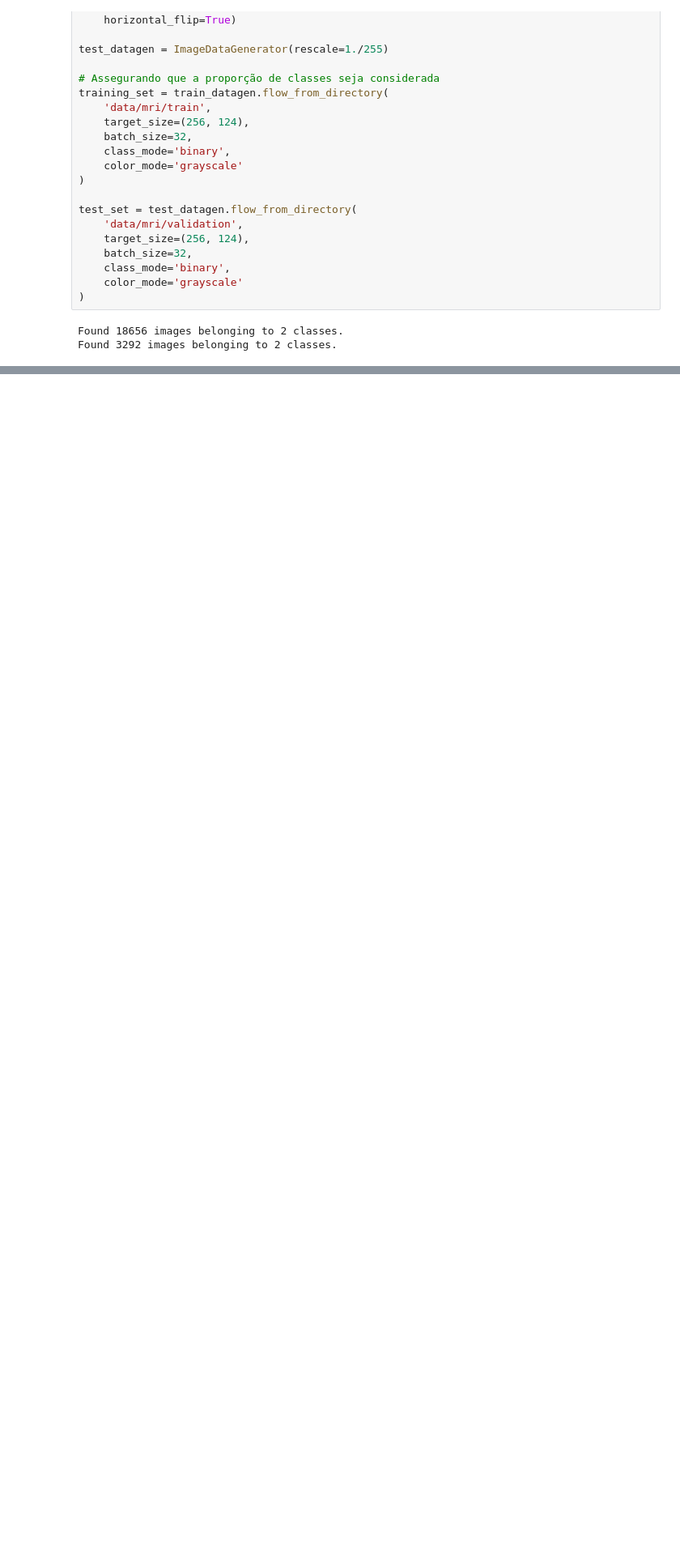
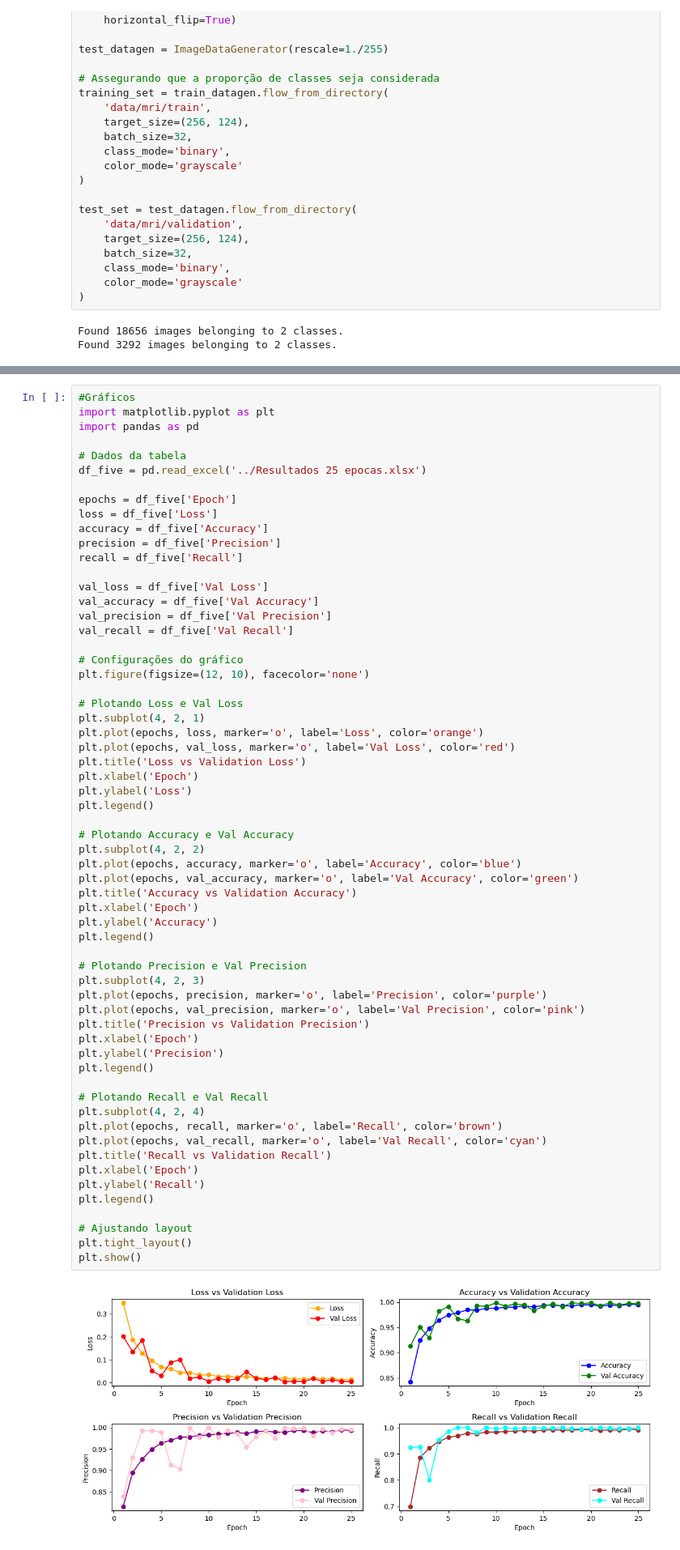
Before and after one commit to wesleymarchi/alzheimer, a Jupyter notebook: sample.ipynb, the cells around one changed output, grey strips where cells are left out. Shown at 81% size. Drawn from its saved outputs; the diff is of its cells as text; blank space fills up the shorter version.

Commit message:
feat: charts

```diff
--- a/sample.ipynb
+++ b/sample.ipynb
@@ -113,0 +121,63 @@ Alzheimer
+# %%
+#Gráficos
+import matplotlib.pyplot as plt
+import pandas as pd
+
+# Dados da tabela
+df_five = pd.read_excel('../Resultados 25 epocas.xlsx')
+
+epochs = df_five['Epoch']
+loss = df_five['Loss']
+accuracy = df_five['Accuracy']
+precision = df_five['Precision']
+recall = df_five['Recall']
+
+val_loss = df_five['Val Loss']
+val_accuracy = df_five['Val Accuracy']
+val_precision = df_five['Val Precision']
+val_recall = df_five['Val Recall']
+
+# Configurações do gráfico
+plt.figure(figsize=(12, 10), facecolor='none')
+
+# Plotando Loss e Val Loss
+plt.subplot(4, 2, 1)
+plt.plot(epochs, loss, marker='o', label='Loss', color='orange')
+plt.plot(epochs, val_loss, marker='o', label='Val Loss', color='red')
+plt.title('Loss vs Validation Loss')
+plt.xlabel('Epoch')
+plt.ylabel('Loss')
+plt.legend()
+
+# Plotando Accuracy e Val Accuracy
+plt.subplot(4, 2, 2)
+plt.plot(epochs, accuracy, marker='o', label='Accuracy', color='blue')
+plt.plot(epochs, val_accuracy, marker='o', label='Val Accuracy', color='green')
+plt.title('Accuracy vs Validation Accuracy')
+plt.xlabel('Epoch')
+plt.ylabel('Accuracy')
+plt.legend()
+
+# Plotando Precision e Val Precision
+plt.subplot(4, 2, 3)
+plt.plot(epochs, precision, marker='o', label='Precision', color='purple')
+plt.plot(epochs, val_precision, marker='o', label='Val Precision', color='pink')
+plt.title('Precision vs Validation Precision')
+plt.xlabel('Epoch')
+plt.ylabel('Precision')
+plt.legend()
+
+# Plotando Recall e Val Recall
+plt.subplot(4, 2, 4)
+plt.plot(epochs, recall, marker='o', label='Recall', color='brown')
+plt.plot(epochs, val_recall, marker='o', label='Val Recall', color='cyan')
+plt.title('Recall vs Validation Recall')
+plt.xlabel('Epoch')
+plt.ylabel('Recall')
+plt.legend()
+
+# Ajustando layout
+plt.tight_layout()
+plt.show()
+# %% [output]
+[figure, added]
```
Also changed, not shown: parts of 3 cells of this notebook.
